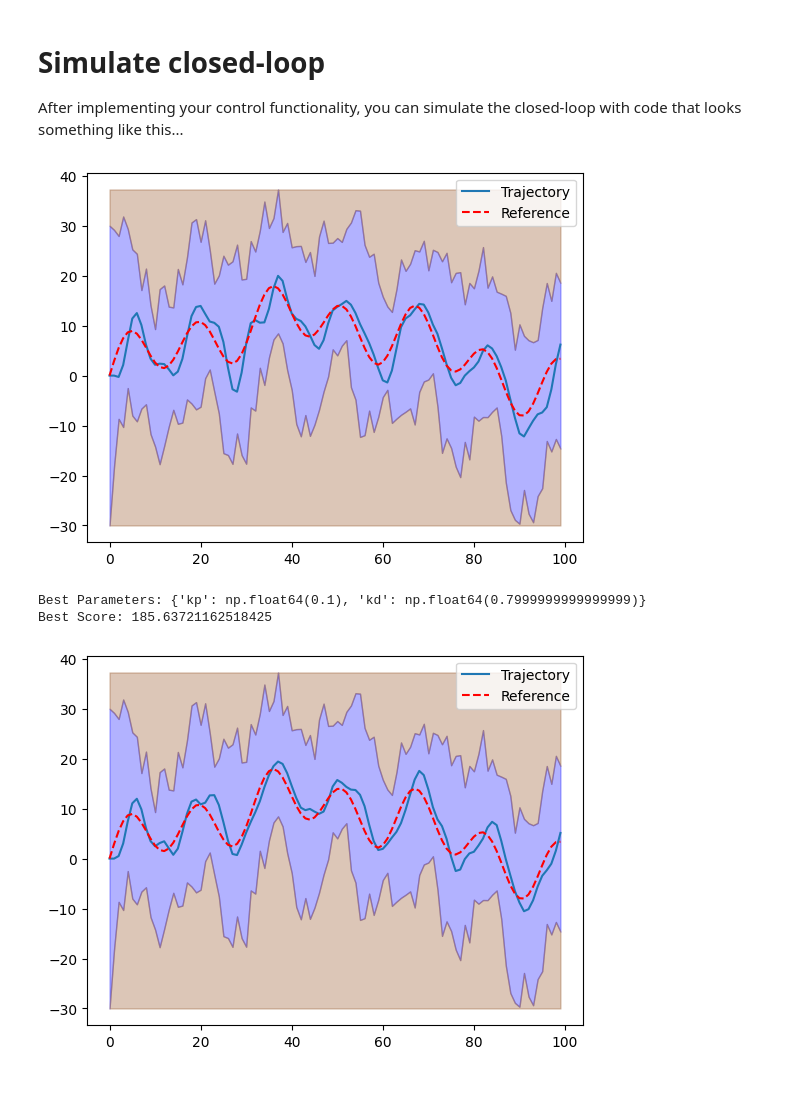
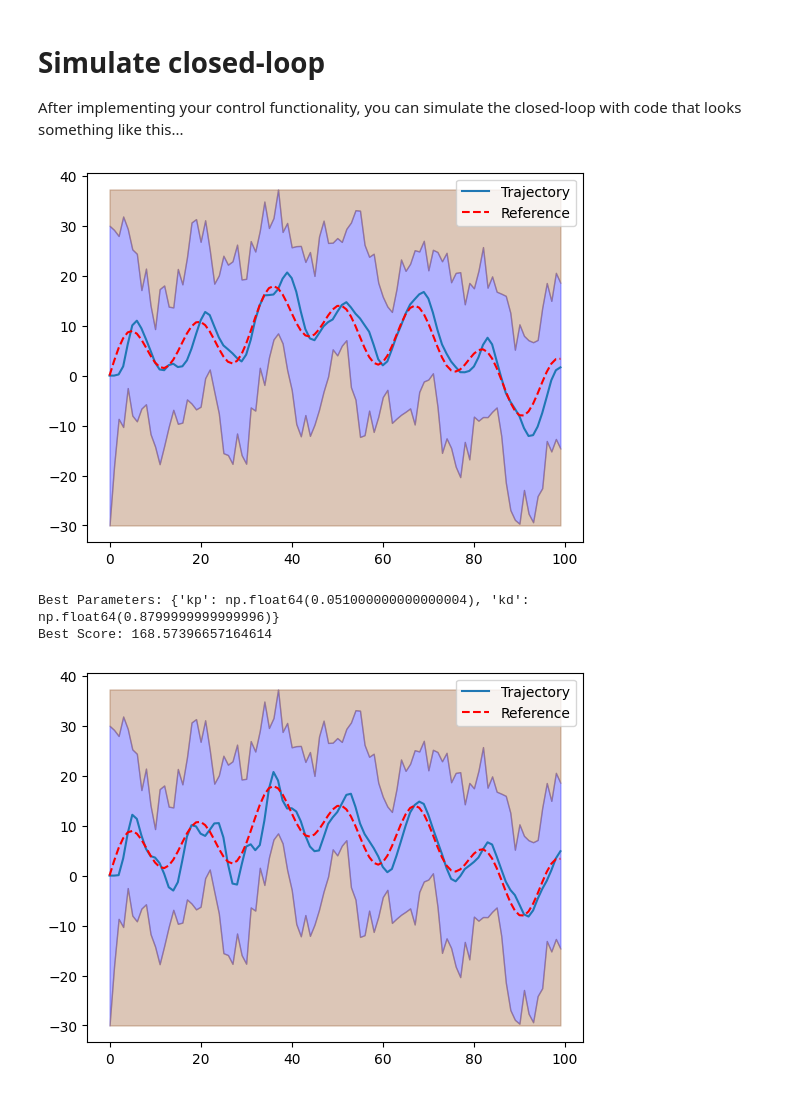
Before and after one commit to tigerblob99/b1-coding-practical-mt24, a Jupyter notebook: notebooks/demo.ipynb, the cells around one changed output. Saved outputs shown, nothing was run; the diff lists cells and outputs as text; code cells hidden in the pictures.

```diff
--- a/notebooks/demo.ipynb
+++ b/notebooks/demo.ipynb
@@ -17,46 +17,51 @@ After implementing your control functionality, you can simulate the closed-loop
 # %%
 # Import relevant modules
 import numpy as np
 from uuv_mission.control import PDController
 from uuv_mission.dynamic import Submarine, ClosedLoop, Mission
 
-
+# Create an instance of the Submarine class
 sub = Submarine()
 
-# Instantiate the controller with the initial position
-controller = PDController(kp=0.11, kd=0.8)
+# Instantiate the PDController with initial kp and kd values
+controller = PDController(kp=0.05, kd=0.7)
 
-# Create an instance of the ClosedLoop class
+# Create an instance of the ClosedLoop class with the submarine and controller
 closed_loop = ClosedLoop(sub, controller)
 
 # Load the mission from a CSV file
 mission = Mission.from_csv("/Users/lizhuoxuan/Documents/coding B1/b1-coding-practical-mt24/data/mission.csv")
 
+# Simulate the mission with random disturbances
+trajectory = closed_loop.simulate_with_random_disturbances(mission)
 
-trajectory = closed_loop.simulate_with_random_disturbances(mission)
+# Plot the completed mission
 trajectory.plot_completed_mission(mission)
 # %% [output]
-[figure, old version]
+[figure, new version]
 # %%
+# Define a grid of possible kp and kd values
+grid = [{'kp': kp, 'kd': kd} for kp in np.arange(0.001, 0.3, 0.05) for kd in np.arange(0.1, 1.1, 0.01)]
 
-grid = [{'kp': kp, 'kd': kd} for kp in np.arange(0.1, 0.3, 0.05) for kd in np.arange(0.5, 0.8, 0.1)]
-
+# Initialize variables to store the best parameters and the best score
 best_params = None
 best_score = float('inf')
 
+# Iterate over each combination of kp and kd in the grid
 for params in grid:
     # Update the controller parameters
     controller.kp = params['kp']
     controller.kd = params['kd']
 
-    # Calculate the total error
+    # Calculate the total error for the current parameters
     total_error = closed_loop.calculate_total_error(mission)
 
-    # Update the best parameters if the current total error is lower
+    # Update the best parameters if the current total error is lower than the best score
     if total_error < best_score:
         best_score = total_error
         best_params = params
 
+# Print the best parameters and the best score
 print(f"Best Parameters: {best_params}")
 print(f"Best Score: {best_score}")
 
@@ -69,9 +74,9 @@ new_closed_loop = ClosedLoop(sub, new_controller)
 # Simulate the mission with the new controller
 new_trajectory = new_closed_loop.simulate_with_random_disturbances(mission)
 
-# Print the mission details
+# Plot the completed mission
 new_trajectory.plot_completed_mission(mission)
 # %% [output]
-Best Parameters: {'kp': np.float64(0.1), 'kd': np.float64(0.7999999999999999)}
-Best Score: 185.63721162518425
+Best Parameters: {'kp': np.float64(0.051000000000000004), 'kd': np.float64(0.8799999999999996)}
+Best Score: 168.57396657164614
-[figure, old version]
+[figure, new version]
```
